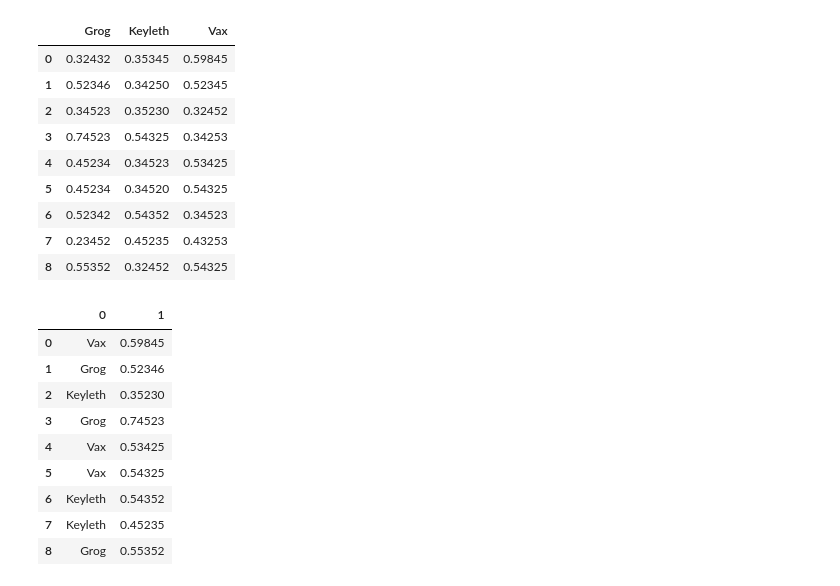
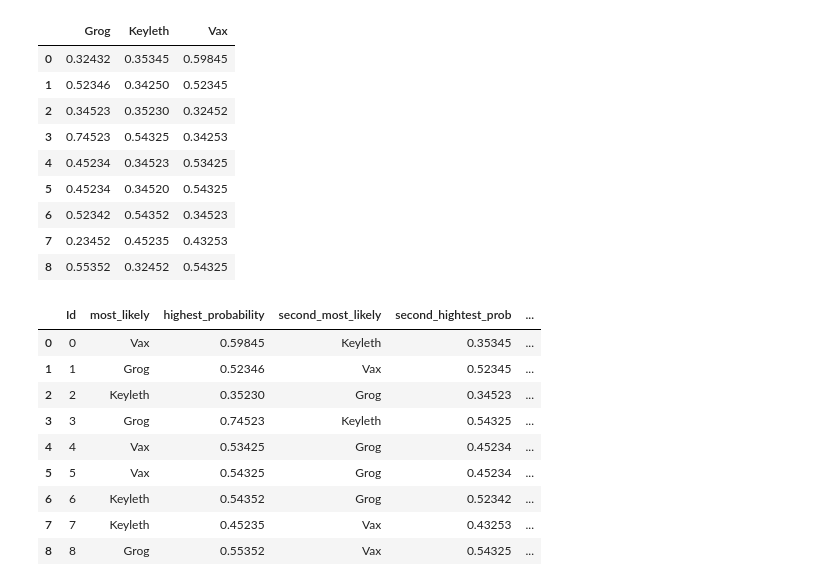
Before and after one commit to BarnetteME1/SF-Crime-Prediction, a Jupyter notebook: Dummy to Factor.ipynb, the cells around one changed output. Drawn from its saved outputs; the diff is of its cells as text; code cells hidden in the pictures.

Commit message:
changed prob_to_column function

```diff
--- a/Dummy to Factor.ipynb
+++ b/Dummy to Factor.ipynb
@@ -23,25 +23,48 @@ Critical_Role
 | 6 | 0.52342 | 0.54352 | 0.34523 |
 | 7 | 0.23452 | 0.45235 | 0.43253 |
 | 8 | 0.55352 | 0.32452 | 0.54325 |
-# %%
-def prob_to_column(df):
-    most_likely = []
-    df_t = df.T
-    for column in df_t:
-        name = df_t[column].sort_values(ascending=False).to_frame().head(1).index.values[0]
-        prob = df_t[column].sort_values(ascending=False)[0]
-        most_likely.append((name, prob))
-    return pd.DataFrame(most_likely)
-# %%
-prob_to_column(Critical_Role)
-# %% [output]
-|  | 0 | 1 |
-| 0 | Vax | 0.59845 |
-| 1 | Grog | 0.52346 |
-| 2 | Keyleth | 0.35230 |
-| 3 | Grog | 0.74523 |
-| 4 | Vax | 0.53425 |
-| 5 | Vax | 0.54325 |
-| 6 | Keyleth | 0.54352 |
-| 7 | Keyleth | 0.45235 |
-| 8 | Grog | 0.55352 |
+# %%
+def prob_to_column(df):
+    most_likely = []
+    second_most = []
+    third_most = []
+    df_t = df.T
+    n=0
+    for column in df_t:
+        name1 = df_t[column].sort_values(ascending=False).to_frame().head(3).index.values[0]
+        prob1 = df_t[column].sort_values(ascending=False)[0]
+        name2 = df_t[column].sort_values(ascending=False).to_frame().head(3).index.values[1]
+        prob2 = df_t[column].sort_values(ascending=False)[1]
+        name3 = df_t[column].sort_values(ascending=False).to_frame().head(3).index.values[2]
+        prob3 = df_t[column].sort_values(ascending=False)[2]
+        Id = n
+        most_likely.append((Id, name1, prob1))
+        second_most.append((Id, name2, prob2))
+        third_most.append((Id, name3, prob3))
+        n+=1
+    most_likely = pd.DataFrame(most_likely)
+    second_most = pd.DataFrame(second_most)
+    third_most = pd.DataFrame(third_most)
+    most_likely = most_likely.rename(columns={0:'Id', 1:'most_likely', 2:'highest_probability'})
+    second_most = second_most.rename(columns={0:'Id', 1:'second_most_likely', 2:'second_hightest_prob'})
+    third_most = third_most.rename(columns={0:'Id', 1:'third_most_likely', 2:'third_highest_prob'})
+    top_three = pd.merge(most_likely, second_most, on=most.Id)
+    top_three = pd.merge(top_three, third_most, on=third.Id)
+    top_three = top_three.drop(['Id_y', 'Id'], axis=1)
+    top_three = top_three.rename(columns={'Id_x':'Id'})
+    return top_three
+# %%
+top_three = prob_to_column(Critical_Role)
+# %%
+top_three
+# %% [output]
+|  | Id | most_likely | highest_probability | second_most_likely | second_hightest_prob | ... |
+| 0 | 0 | Vax | 0.59845 | Keyleth | 0.35345 | ... |
+| 1 | 1 | Grog | 0.52346 | Vax | 0.52345 | ... |
+| 2 | 2 | Keyleth | 0.35230 | Grog | 0.34523 | ... |
+| 3 | 3 | Grog | 0.74523 | Keyleth | 0.54325 | ... |
+| 4 | 4 | Vax | 0.53425 | Grog | 0.45234 | ... |
+| 5 | 5 | Vax | 0.54325 | Grog | 0.45234 | ... |
+| 6 | 6 | Keyleth | 0.54352 | Grog | 0.52342 | ... |
+| 7 | 7 | Keyleth | 0.45235 | Vax | 0.43253 | ... |
+| 8 | 8 | Grog | 0.55352 | Vax | 0.54325 | ... |
```
Also changed, not shown: parts of 4 cells of this notebook, 3 other files.
